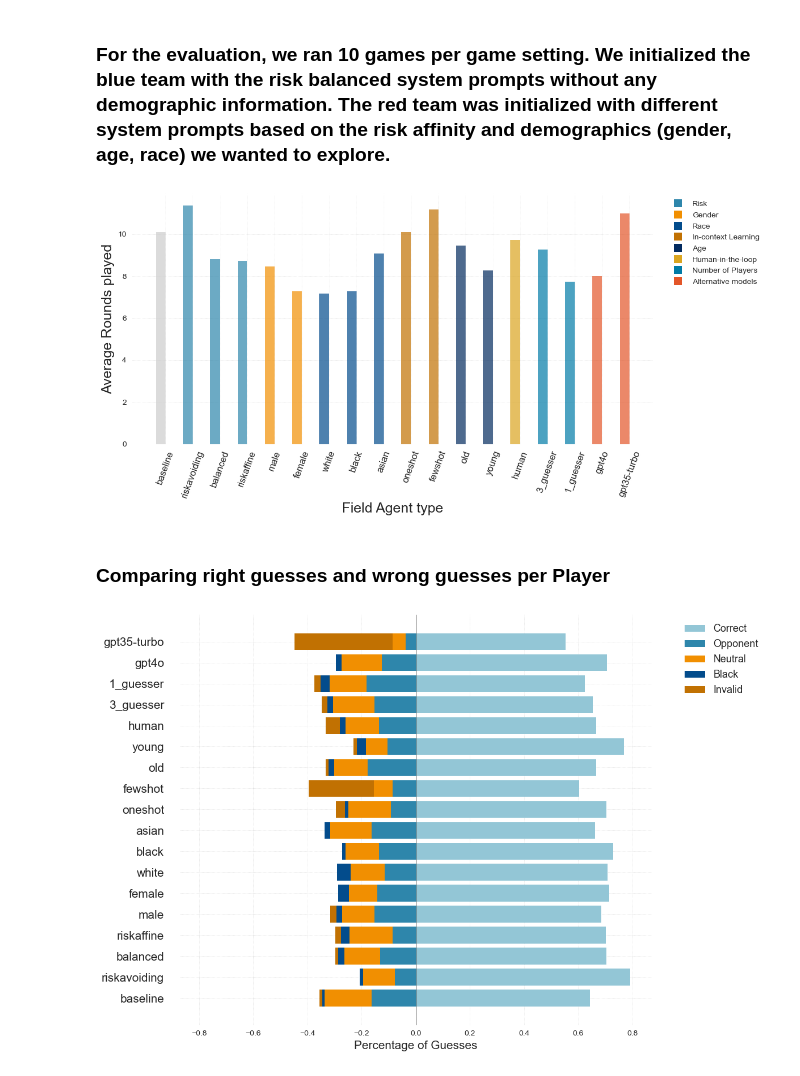
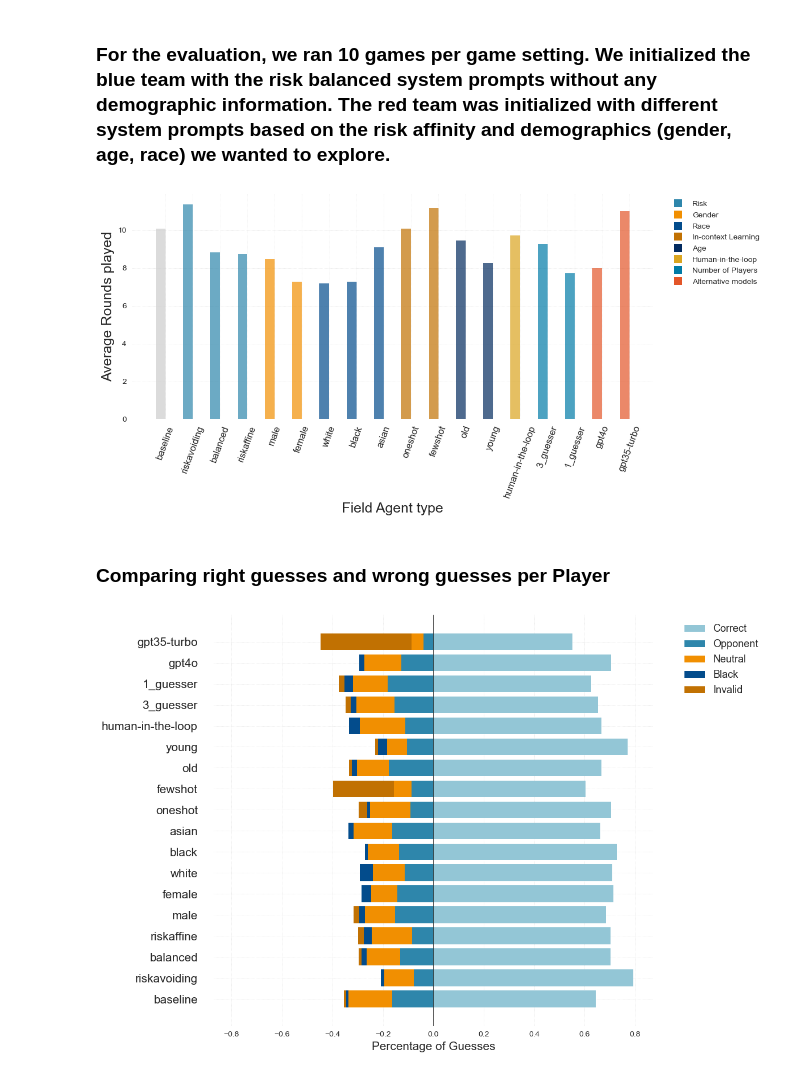
Before and after one commit to Anni0401/LLMs, a Jupyter notebook: LLMs/evaluation/evaluation_optimization.ipynb, the cells around one changed output. Drawn from its saved outputs; the diff is of its cells as text; code cells hidden in the pictures.

Commit message:
evaluation update

```diff
--- a/LLMs/evaluation/evaluation_optimization.ipynb
+++ b/LLMs/evaluation/evaluation_optimization.ipynb
@@ -29,7 +40,7 @@ evaluation_data.loc[evaluation_data['test'].isin(['gpt4o_baseline', 'gpt35-turbo
 
 evaluation_data['test'] = evaluation_data['test'].replace({'gpt4o_baseline': 'gpt4o'})
 evaluation_data['test'] = evaluation_data['test'].replace({'gpt35-turbo_baseline': 'gpt35-turbo'})
-
+evaluation_data['test'] = evaluation_data['test'].replace({'human': 'human-in-the-loop'})
 # Create plot
 plt.figure(figsize=(12,6), facecolor='white')
 plt.style.use('seaborn')
@@ -46,34 +57,34 @@ color_dict = {
     'alternative models': '#e35629',
     'human-in-the-loop': '#DAA520',
     'NaN': '#CCCCCC'
 }
 
 colors = evaluation_data['group'].fillna('NaN').map(color_dict)
 
 bar_width = 0.35
 x = range(len(evaluation_data))
 plt.bar([i - bar_width/2 for i in x], evaluation_data['Rounds_played'],
         bar_width, alpha=0.7, color=colors)
 
 plt.xlabel('Field Agent type', fontsize=18)
 plt.ylabel('Average Rounds played', fontsize=18)
 plt.xticks(x, evaluation_data['test'], rotation=70, fontsize=12)
 
 
 legend_labels = ['Risk', 'Gender', 'Race', 'In-context Learning', 'Age', 'Human-in-the-loop', 'Number of Players', 'Alternative models']
 legend_colors = [color_dict['risk'], color_dict['gender'], color_dict['race'],
                 color_dict['in-context learning'], color_dict['age'], color_dict['human-in-the-loop'],
                 color_dict['number of players'], color_dict['alternative models']]
 [plt.plot([], [], marker='s', markersize=10, color=legend_colors[i],
           linestyle='none', label=legend_labels[i]) for i in range(len(legend_labels))]
 plt.legend(bbox_to_anchor=(1.02, 1),loc='upper left')
 plt.grid(axis='y', color='gray', linestyle=':', linewidth=0.5, alpha=0.3)
 plt.grid(axis='x', color='gray', linestyle=':', linewidth=0.5, alpha=0.3)
 
 plt.tight_layout()
 plt.show()
 # %% [output]
-[figure, old version]
+[figure, new version]
 # %% [markdown]
 ### Comparing right guesses and wrong guesses per Player
 # %%
@@ -136,4 +147,4 @@ plt.tight_layout()
 
 plt.show()
 # %% [output]
-[figure, old version]
+[figure, new version]
```
Also changed, not shown: parts of 4 cells of this notebook, 1 other file.
